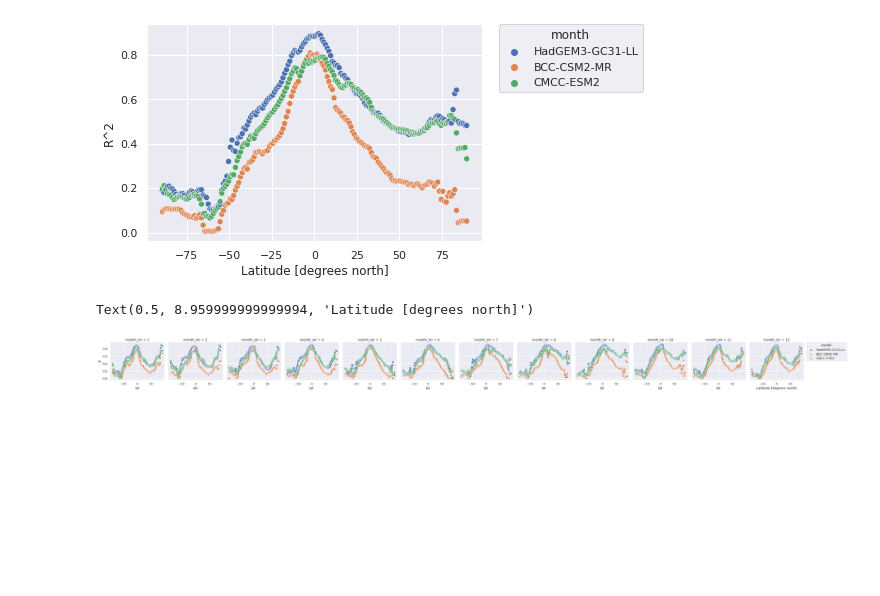
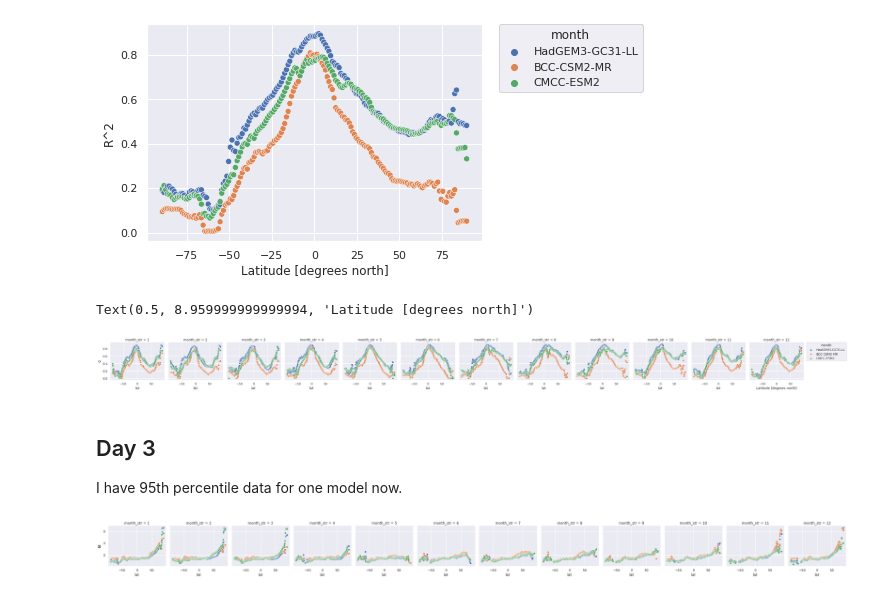
Before and after one commit to cmip6moap/project10, a Jupyter notebook: notebooks/UTCI_delta.ipynb, the cells around one changed output. Cells and saved outputs as stored; diff of their text form; code cells hidden in the pictures; blank space fills up the shorter version.

```diff
--- a/notebooks/UTCI_delta.ipynb
+++ b/notebooks/UTCI_delta.ipynb
@@ -878,3 +878,27 @@ plt.savefig("../results/utci_gsat_r2_monthly.png")
 # %% [output]
 Text(0.5, 8.959999999999994, 'Latitude [degrees north]')
 [figure]
+# %% [markdown]
+## Day 3
+I have 95th percentile data for one model now.
+# %%
+import cartopy.crs as ccrs
+import cartopy.feature as cfeature
+import matplotlib.pyplot as plt
+import xarray as xr
+import seaborn as sns; sns.set_theme()
+
+map_proj = ccrs.EqualEarth()
+ds_monthly_trends = xr.open_dataset("ds_monthly_trends.nc").rename(__xarray_dataarray_variable__="fit")
+
+
+
+sns.set_color_codes("colorblind")
+data = ds_monthly_trends.where(ds_monthly_trends.sel(linregress="rvalue")>0.4).sel(linregress='slope').mean(("lon")).to_dataframe().reset_index()
+data["month_str"] = data.month.astype("str")
+
+g = sns.FacetGrid(data, col="month_str", hue="model", margin_titles=True)
+g.map(sns.scatterplot, "lat", "fit",)
+plt.savefig("../results/utci_gsat_slope_monthly.png")
+# %% [output]
+[figure, added]
```
Also changed, not shown: parts of 25 cells of this notebook, 1 other file.
